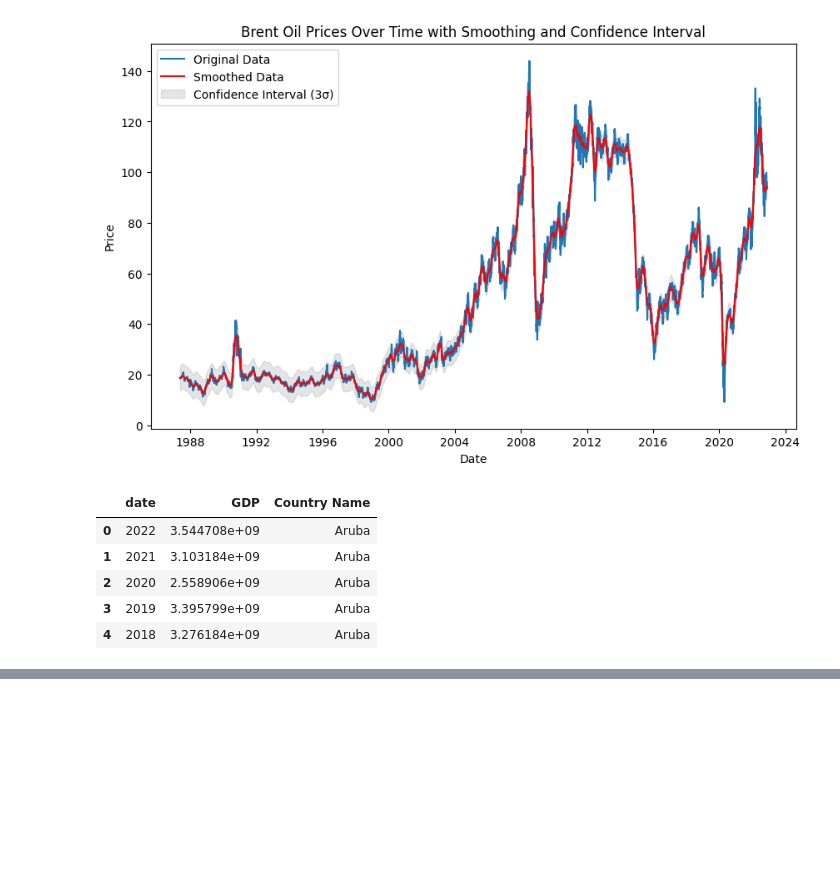
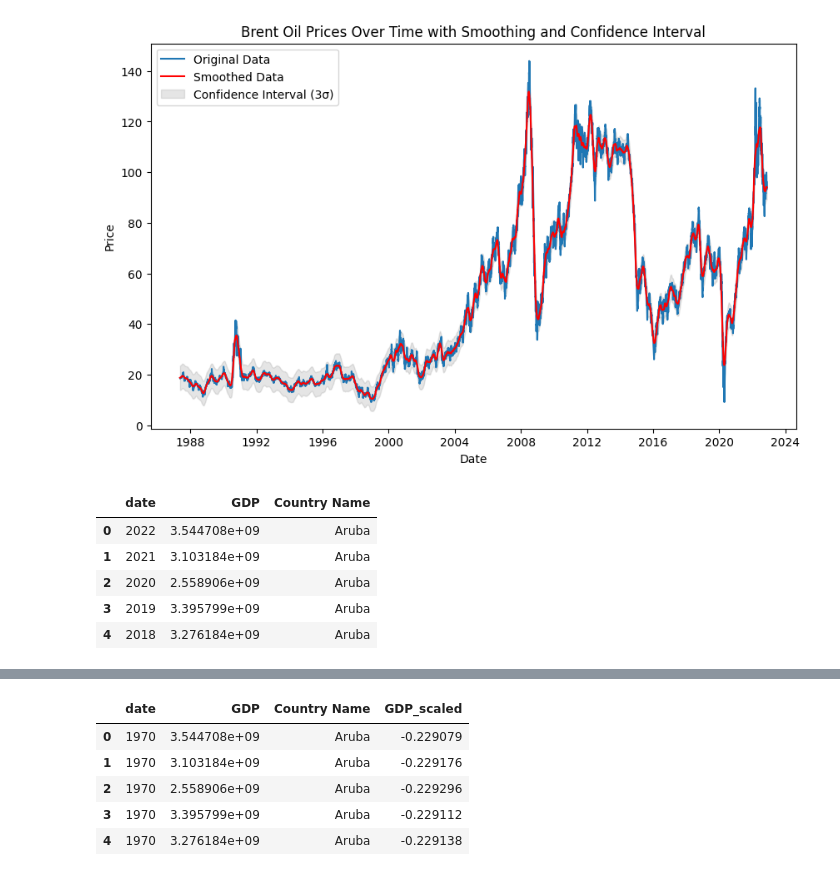
Before and after one commit to Yaadee/Oil_data_analysis, a Jupyter notebook: Notebook/exploratory_analysis.ipynb, the cells around one changed output, grey strips where cells are left out. Cells and saved outputs as stored; diff of their text form; code cells hidden in the pictures; blank space fills up the shorter version.

```diff
--- a/Notebook/exploratory_analysis.ipynb
+++ b/Notebook/exploratory_analysis.ipynb
@@ -76,0 +124,9 @@ df.head()
+# %%
+gdp_data.head()
+# %% [output]
+|  | date | GDP | Country Name | GDP_scaled |
+| 0 | 1970 | 3.544708e+09 | Aruba | -0.229079 |
+| 1 | 1970 | 3.103184e+09 | Aruba | -0.229176 |
+| 2 | 1970 | 2.558906e+09 | Aruba | -0.229296 |
+| 3 | 1970 | 3.395799e+09 | Aruba | -0.229112 |
+| 4 | 1970 | 3.276184e+09 | Aruba | -0.229138 |
```
Also changed, not shown: parts of 4 cells of this notebook, 25 other files.
